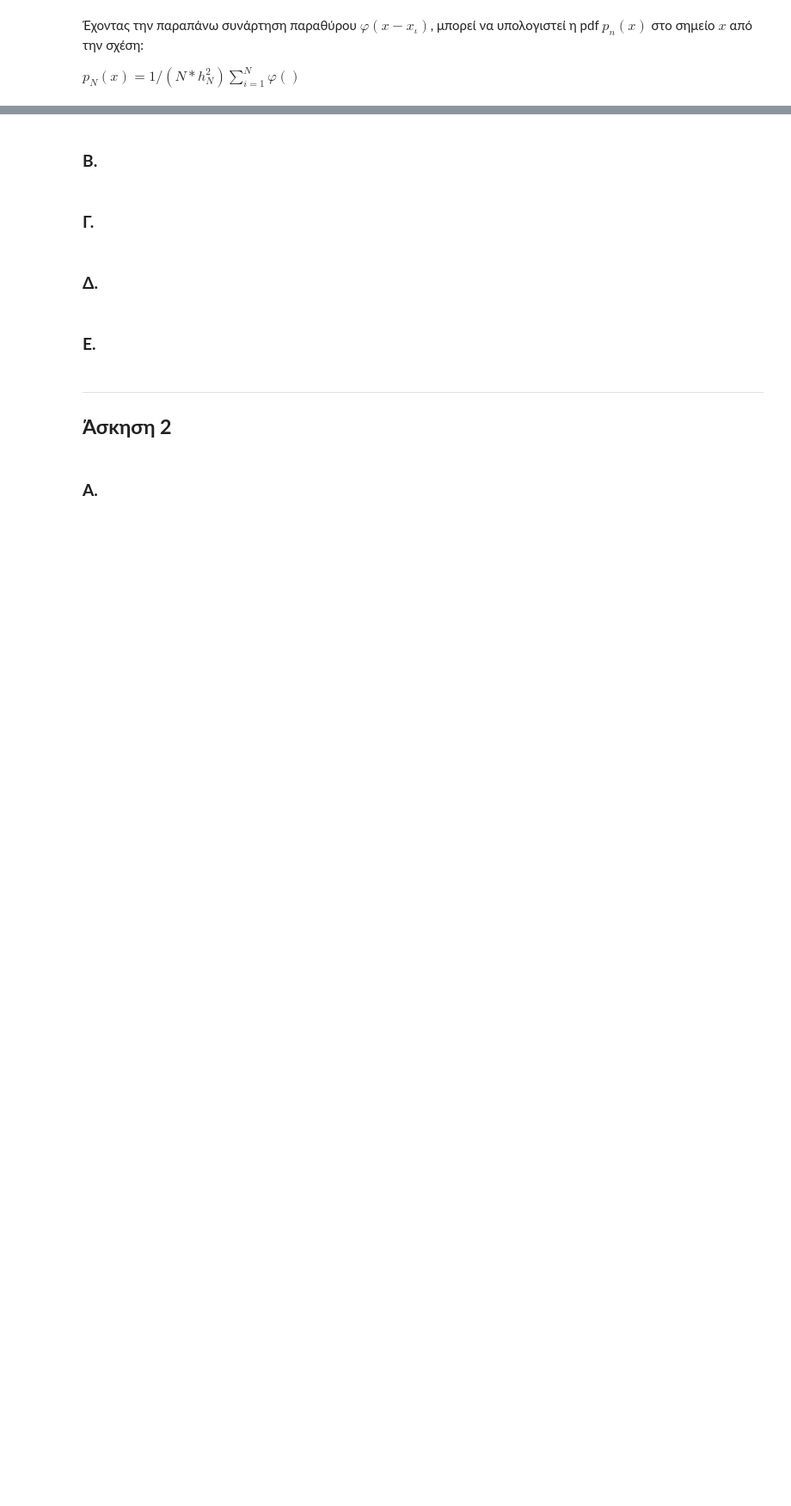
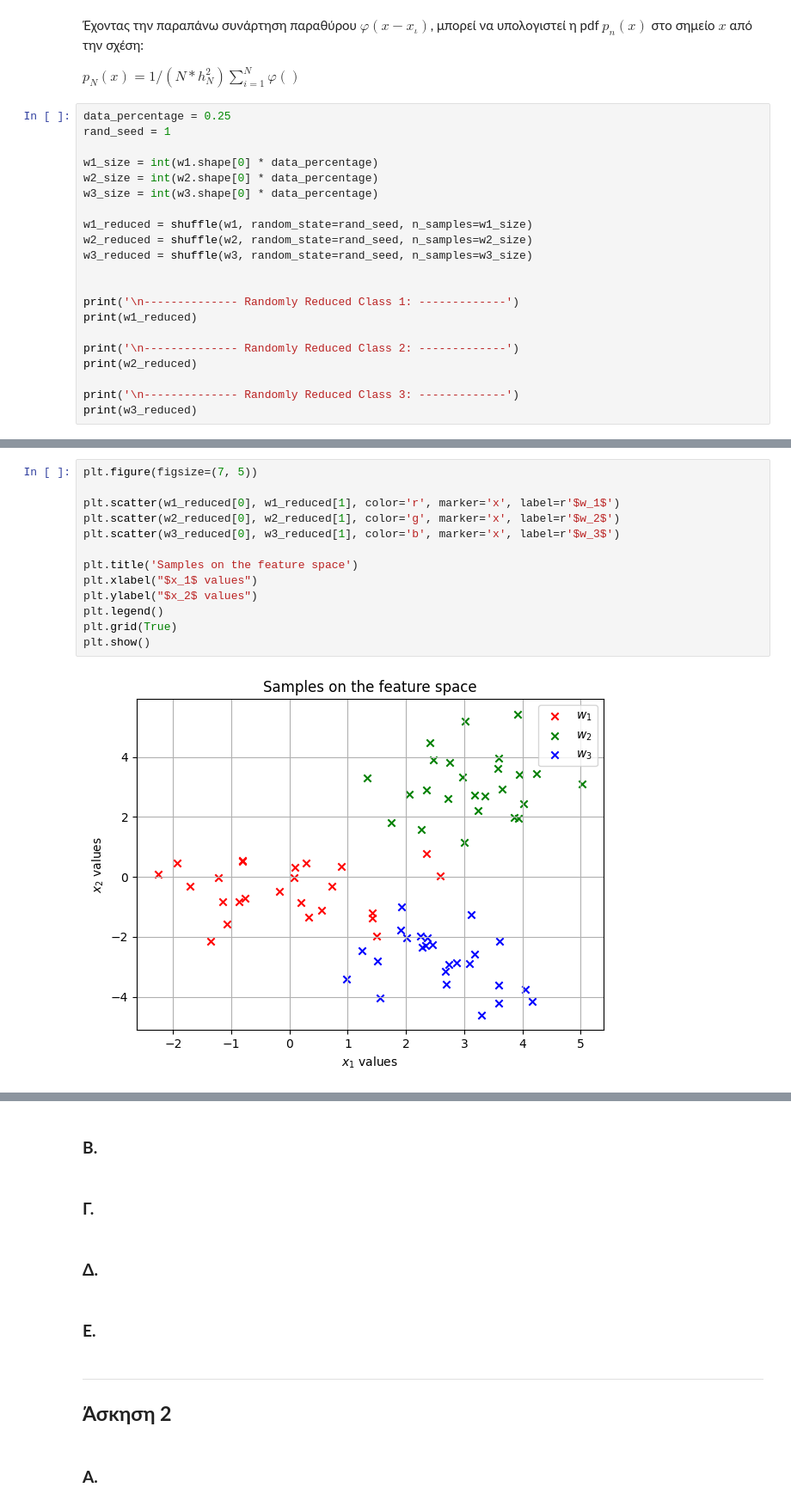
Before and after one commit to iliaxant/Pattern_Recognition_HW2, a Jupyter notebook: HW_2_PR_58545.ipynb, the cells around one changed output, grey strips where cells are left out. Shown at 86% size. Drawn from its saved outputs; the diff is of its cells as text; blank space fills up the shorter version.

```diff
--- a/HW_2_PR_58545.ipynb
+++ b/HW_2_PR_58545.ipynb
@@ -109,3 +181,24 @@ def parzen_window(x, x_i, h_N):
 Έχοντας την παραπάνω συνάρτηση παραθύρου $φ(x-x_ι)$, μπορεί να υπολογιστεί η pdf $p_n(x)$ στο σημείο $x$ από την σχέση:
 
 $p_N(x)=1/(N* h_N^2)∑_{i=1}^N{φ()}$
+# %%
+data_percentage = 0.25
+rand_seed = 1
+
+w1_size = int(w1.shape[0] * data_percentage)
+w2_size = int(w2.shape[0] * data_percentage)
+w3_size = int(w3.shape[0] * data_percentage)
+
+w1_reduced = shuffle(w1, random_state=rand_seed, n_samples=w1_size)
+w2_reduced = shuffle(w2, random_state=rand_seed, n_samples=w2_size)
+w3_reduced = shuffle(w3, random_state=rand_seed, n_samples=w3_size)
+
+
+print('\n-------------- Randomly Reduced Class 1: -------------')
+print(w1_reduced)
+
+print('\n-------------- Randomly Reduced Class 2: -------------')
+print(w2_reduced)
+
+print('\n-------------- Randomly Reduced Class 3: -------------')
+print(w3_reduced)
@@ -111,0 +223,15 @@ $p_N(x)=1/(N* h_N^2)∑_{i=1}^N{φ()}$
+# %%
+plt.figure(figsize=(7, 5))
+
+plt.scatter(w1_reduced[0], w1_reduced[1], color='r', marker='x', label=r'$w_1$')
+plt.scatter(w2_reduced[0], w2_reduced[1], color='g', marker='x', label=r'$w_2$')
+plt.scatter(w3_reduced[0], w3_reduced[1], color='b', marker='x', label=r'$w_3$')
+
+plt.title('Samples on the feature space')
+plt.xlabel("$x_1$ values")
+plt.ylabel("$x_2$ values")
+plt.legend()
+plt.grid(True)
+plt.show()
+# %% [output]
+[figure, added]
```
Also changed, not shown: parts of 11 cells of this notebook.
